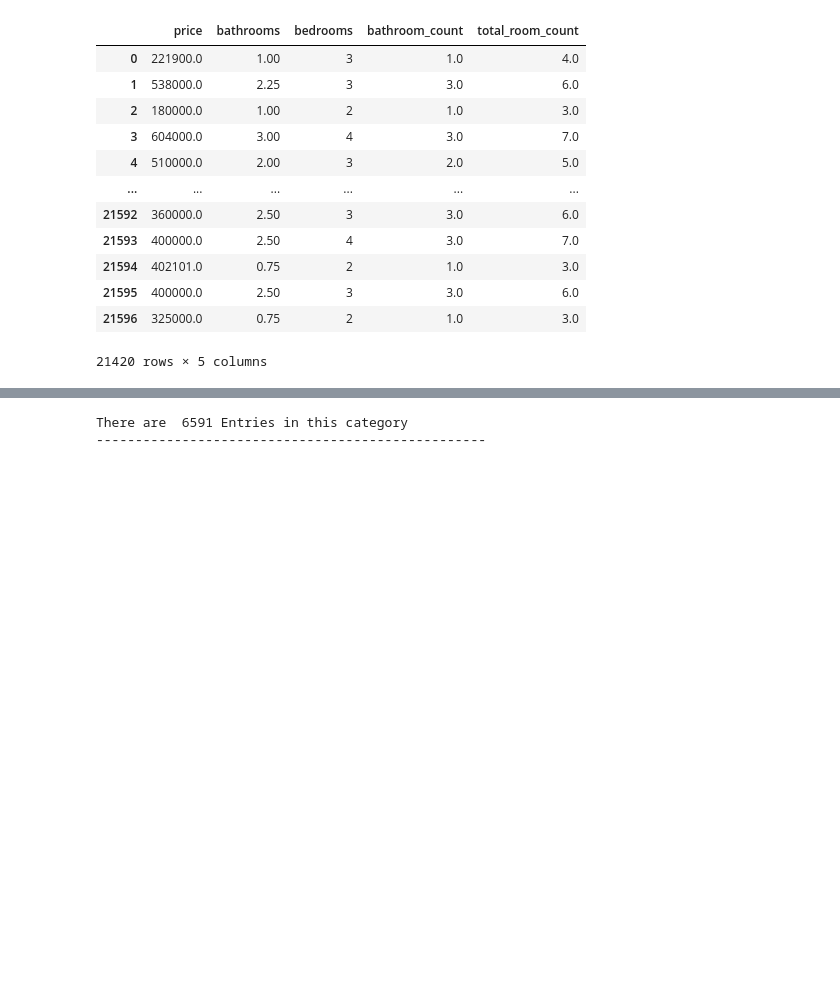
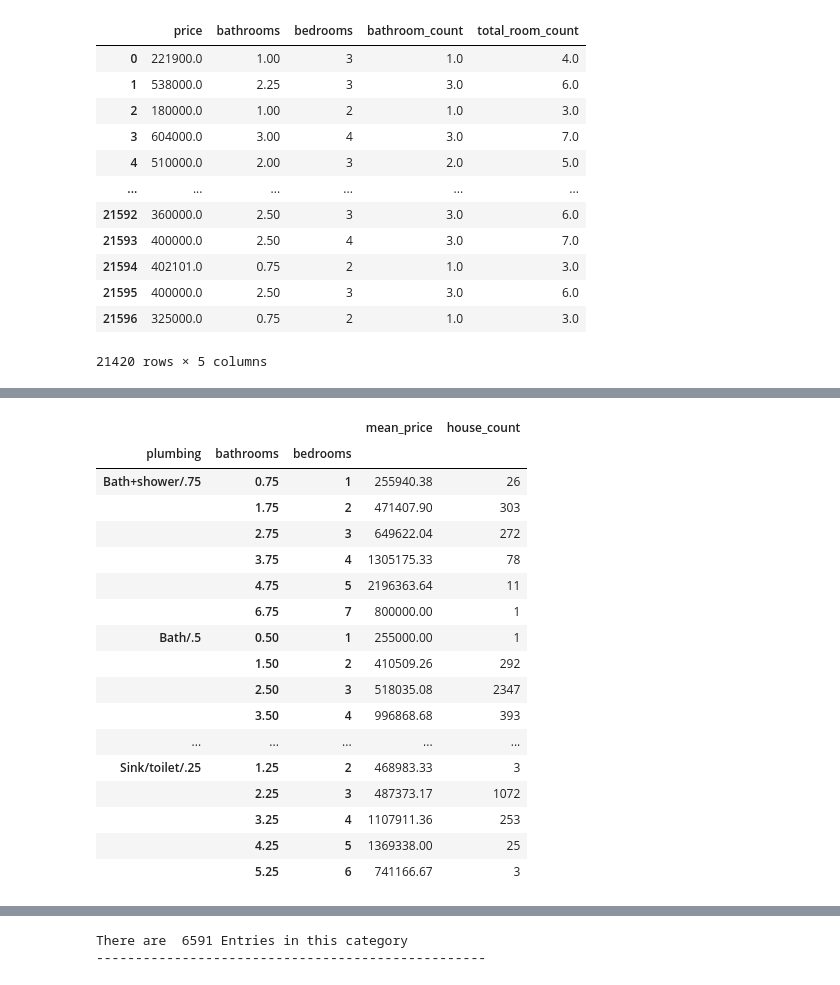
Before and after one commit to PaulWill92/Housing-Regression, a Jupyter notebook: index.ipynb, the cells around one changed output, grey strips where cells are left out. Drawn from its saved outputs; the diff is of its cells as text; code cells hidden in the pictures; blank space fills up the shorter version.

```diff
--- a/index.ipynb
+++ b/index.ipynb
@@ -314,0 +351,36 @@ bed_bath_df
+# %%
+plumbing= []
+
+
+for item in bed_bath_df.bathrooms:
+    if item+.75 in [1,2,3,4,5,6,7,8]:
+        plumbing.append("Sink/toilet/.25")
+    elif item+ .5 in [1,2,3,4,5,6,7,8]:
+        plumbing.append("Bath/.5")
+    elif item+ .25 in [1,2,3,4,5,6,7,8]:
+        plumbing.append("Bath+shower/.75")
+    else:
+        plumbing.append("Full Bathroom/1")
+
+bed_bath_df['plumbing']= plumbing
+bed_bath_df.query('bathroom_count==bedrooms').groupby(['plumbing','bathrooms', 'bedrooms']).agg(mean_price=('price', 'mean'),
+                                                                                    house_count=('price', 'count')).round(2)
+# %% [output]
+|  |  |  | mean_price | house_count |
+| plumbing | bathrooms | bedrooms |  |  |
+| Bath+shower/.75 | 0.75 | 1 | 255940.38 | 26 |
+|  | 1.75 | 2 | 471407.90 | 303 |
+|  | 2.75 | 3 | 649622.04 | 272 |
+|  | 3.75 | 4 | 1305175.33 | 78 |
+|  | 4.75 | 5 | 2196363.64 | 11 |
+|  | 6.75 | 7 | 800000.00 | 1 |
+| Bath/.5 | 0.50 | 1 | 255000.00 | 1 |
+|  | 1.50 | 2 | 410509.26 | 292 |
+|  | 2.50 | 3 | 518035.08 | 2347 |
+|  | 3.50 | 4 | 996868.68 | 393 |
+| ... | ... | ... | ... | ... |
+| Sink/toilet/.25 | 1.25 | 2 | 468983.33 | 3 |
+|  | 2.25 | 3 | 487373.17 | 1072 |
+|  | 3.25 | 4 | 1107911.36 | 253 |
+|  | 4.25 | 5 | 1369338.00 | 25 |
+|  | 5.25 | 6 | 741166.67 | 3 |
```
Also changed, not shown: parts of 6 cells of this notebook.
